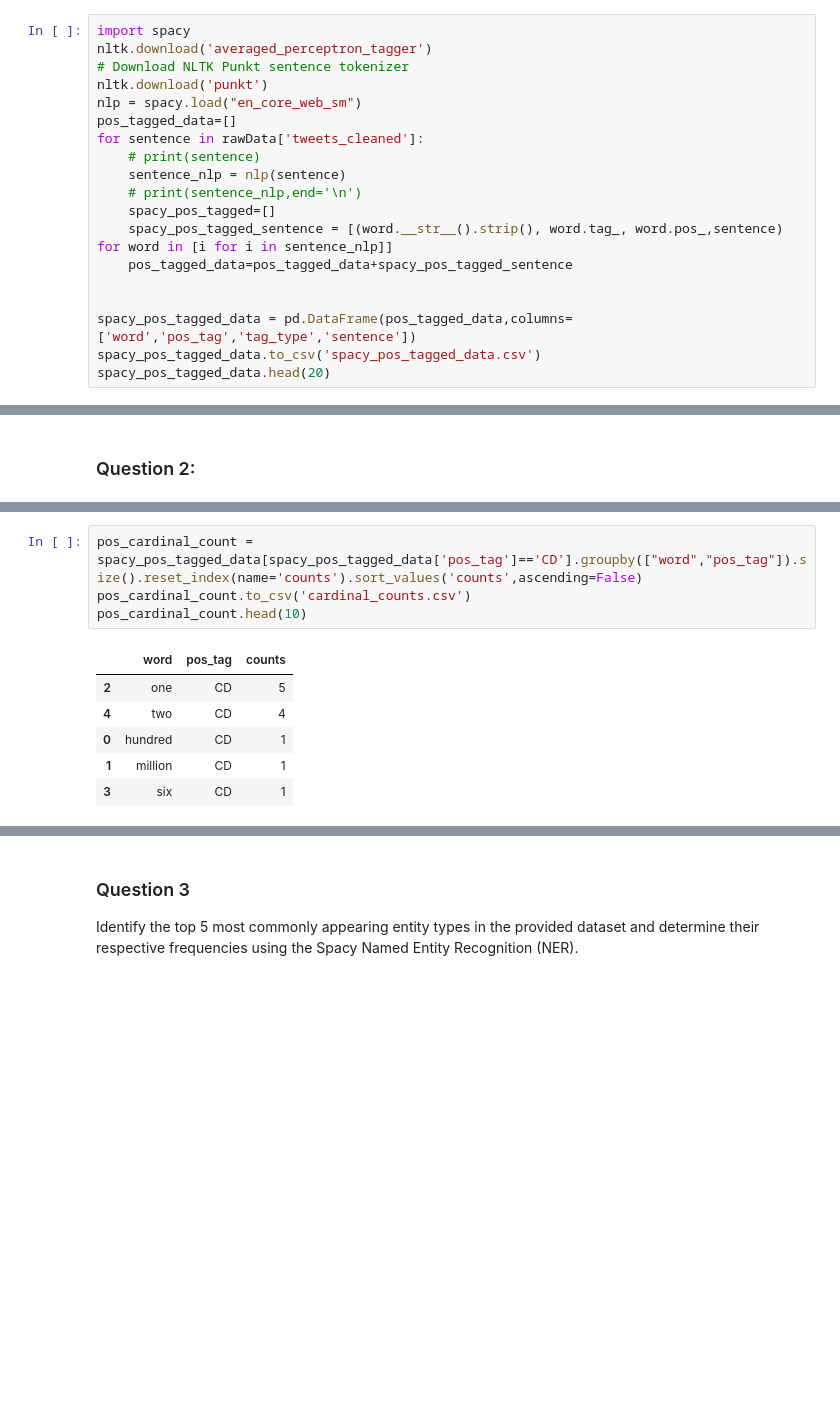
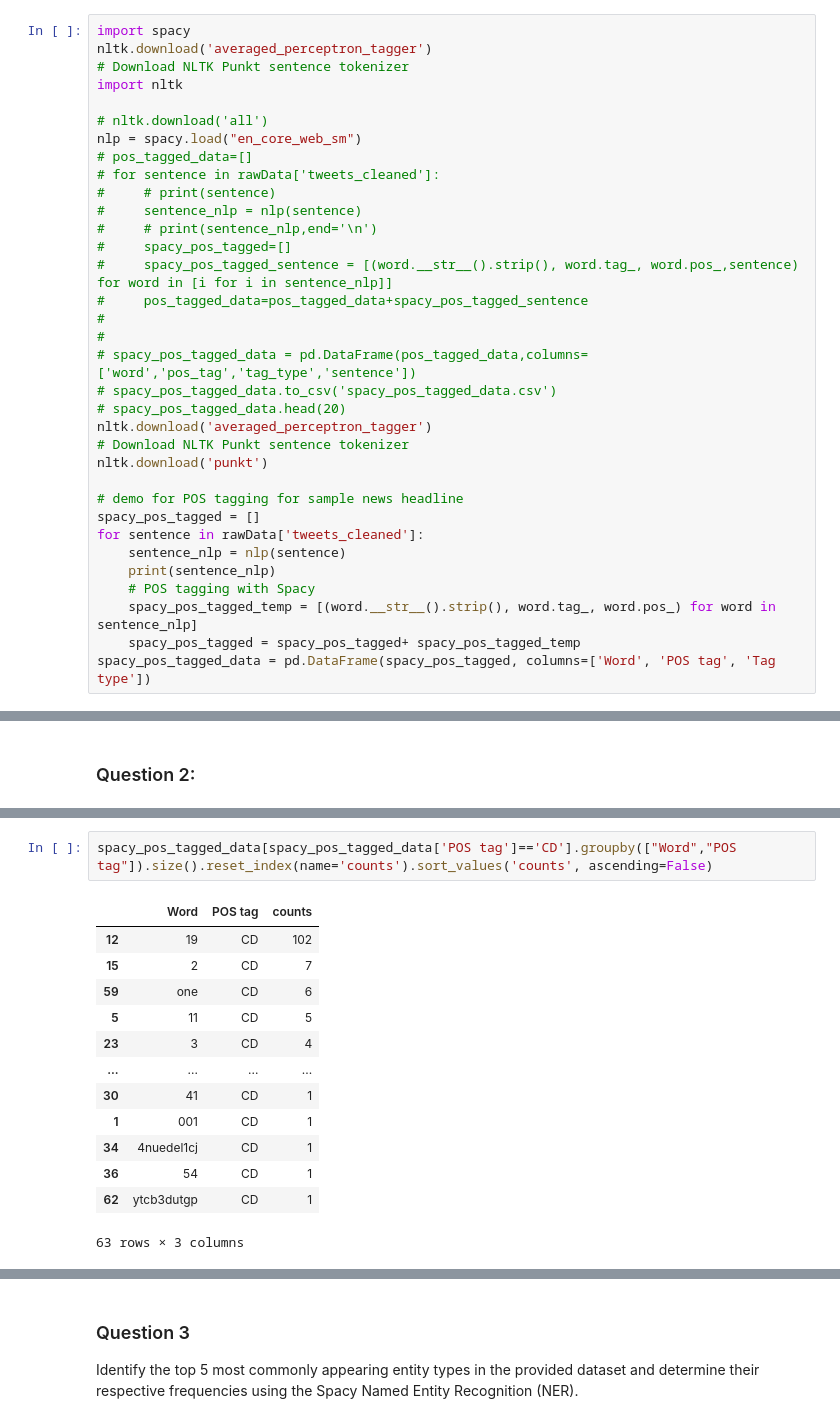
Before and after one commit to narayanacharyuluchitroju/NLP, a Jupyter notebook: Assignment1.ipynb, the cells around one changed output, grey strips where cells are left out. Cells and saved outputs as stored; diff of their text form; blank space fills up the shorter version.

```diff
--- a/Assignment1.ipynb
+++ b/Assignment1.ipynb
@@ -328,19 +350,34 @@ Name: tweets_cleaned, Length: 100, dtype: object
 import spacy
 nltk.download('averaged_perceptron_tagger')
 # Download NLTK Punkt sentence tokenizer
+import nltk
+
+# nltk.download('all')
+nlp = spacy.load("en_core_web_sm")
+# pos_tagged_data=[]
+# for sentence in rawData['tweets_cleaned']:
+#     # print(sentence)
+#     sentence_nlp = nlp(sentence)
+#     # print(sentence_nlp,end='\n')
+#     spacy_pos_tagged=[]
+#     spacy_pos_tagged_sentence = [(word.__str__().strip(), word.tag_, word.pos_,sentence) for word in [i for i in sentence_nlp]]
+#     pos_tagged_data=pos_tagged_data+spacy_pos_tagged_sentence
+#
+#
+# spacy_pos_tagged_data = pd.DataFrame(pos_tagged_data,columns=['word','pos_tag','tag_type','sentence'])
+# spacy_pos_tagged_data.to_csv('spacy_pos_tagged_data.csv')
+# spacy_pos_tagged_data.head(20)
+nltk.download('averaged_perceptron_tagger')
+# Download NLTK Punkt sentence tokenizer
 nltk.download('punkt')
-nlp = spacy.load("en_core_web_sm")
-pos_tagged_data=[]
+
+# demo for POS tagging for sample news headline
+spacy_pos_tagged = []
 for sentence in rawData['tweets_cleaned']:
-    # print(sentence)
     sentence_nlp = nlp(sentence)
-    # print(sentence_nlp,end='\n')
-    spacy_pos_tagged=[]
-    spacy_pos_tagged_sentence = [(word.__str__().strip(), word.tag_, word.pos_,sentence) for word in [i for i in sentence_nlp]]
-    pos_tagged_data=pos_tagged_data+spacy_pos_tagged_sentence
-
-
-spacy_pos_tagged_data = pd.DataFrame(pos_tagged_data,columns=['word','pos_tag','tag_type','sentence'])
-spacy_pos_tagged_data.to_csv('spacy_pos_tagged_data.csv')
-spacy_pos_tagged_data.head(20)
+    print(sentence_nlp)
+    # POS tagging with Spacy
+    spacy_pos_tagged_temp = [(word.__str__().strip(), word.tag_, word.pos_) for word in sentence_nlp]
+    spacy_pos_tagged = spacy_pos_tagged+ spacy_pos_tagged_temp
+spacy_pos_tagged_data = pd.DataFrame(spacy_pos_tagged, columns=['Word', 'POS tag', 'Tag type'])
 # %% [output]
@@ -427,11 +486,16 @@ covid_word_sntns_pos_tags.head(10)
 # %%
-pos_cardinal_count = spacy_pos_tagged_data[spacy_pos_tagged_data['pos_tag']=='CD'].groupby(["word","pos_tag"]).size().reset_index(name='counts').sort_values('counts',ascending=False)
-pos_cardinal_count.to_csv('cardinal_counts.csv')
-pos_cardinal_count.head(10)
+spacy_pos_tagged_data[spacy_pos_tagged_data['POS tag']=='CD'].groupby(["Word","POS tag"]).size().reset_index(name='counts').sort_values('counts', ascending=False)
 # %% [output]
-|  | word | pos_tag | counts |
-| 2 | one | CD | 5 |
-| 4 | two | CD | 4 |
-| 0 | hundred | CD | 1 |
-| 1 | million | CD | 1 |
-| 3 | six | CD | 1 |
+|  | Word | POS tag | counts |
+| 12 | 19 | CD | 102 |
+| 15 | 2 | CD | 7 |
+| 59 | one | CD | 6 |
+| 5 | 11 | CD | 5 |
+| 23 | 3 | CD | 4 |
+| ... | ... | ... | ... |
+| 30 | 41 | CD | 1 |
+| 1 | 001 | CD | 1 |
+| 34 | 4nuedel1cj | CD | 1 |
+| 36 | 54 | CD | 1 |
+| 62 | ytcb3dutgp | CD | 1 |
+63 rows × 3 columns
```
Also changed, not shown: parts of 56 cells of this notebook, 5 other files.
